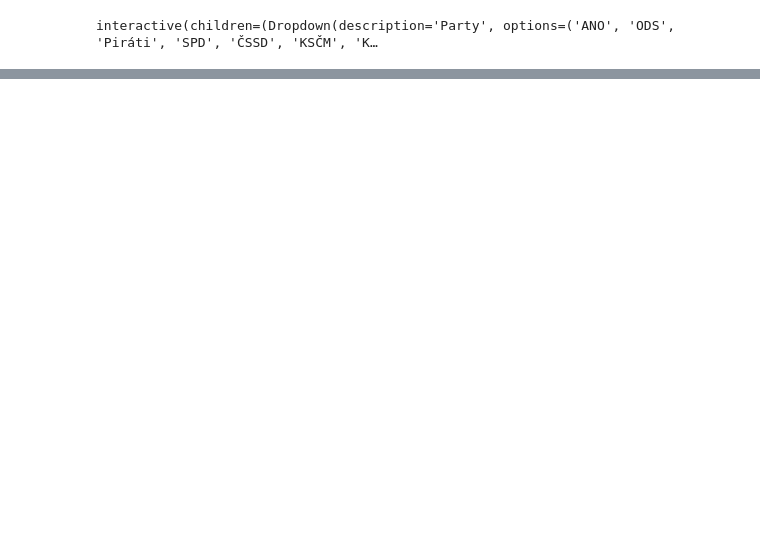
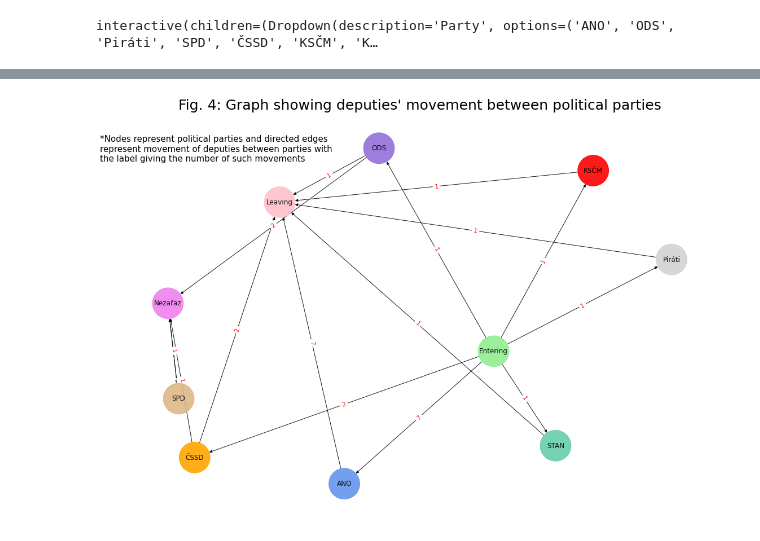
Before and after one commit to chododom/BI-VZD, a Jupyter notebook: 01/homework_01_B201.ipynb, the cells around one changed output, grey strips where cells are left out. Drawn from its saved outputs; the diff is of its cells as text; code cells hidden in the pictures; blank space fills up the shorter version.

```diff
--- a/01/homework_01_B201.ipynb
+++ b/01/homework_01_B201.ipynb
@@ -402,0 +491,17 @@ interactive(children=(Dropdown(description='Party', options=('ANO', 'ODS', 'Pir
+# %%
+color_map = ['cornflowerblue', 'pink', 'lightgreen', 'mediumaquamarine', 'orange', 'red', 'mediumpurple', 'violet', 'burlywood', 'lightgray']
+
+G = nx.DiGraph()
+G.add_edges_from(edges)
+pos = nx.spring_layout(G, seed=60, k=1.8)
+plt.figure(figsize=(15,10))
+nx.draw(G,pos, node_color=color_map, edge_color='black',width=1,linewidths=1,\
+node_size=3000, alpha=0.9,\
+labels={node:node for node in G.nodes()})
+nx.draw_networkx_edge_labels(G,pos,edge_labels=edge_labels,font_color='red', label_pos=0.5)
+plt.axis('off')
+plt.title("Fig. 4: Graph showing deputies' movement between political parties", fontsize=25, y=1)
+plt.text(-1, 0.8, '*Nodes represent political parties and directed edges\nrepresent movement of deputies between parties with\nthe label giving the number of such movements', fontsize=15)
+plt.show()
+# %% [output]
+[figure, added]
```
Also changed, not shown: parts of 13 cells of this notebook, 3 other files.
